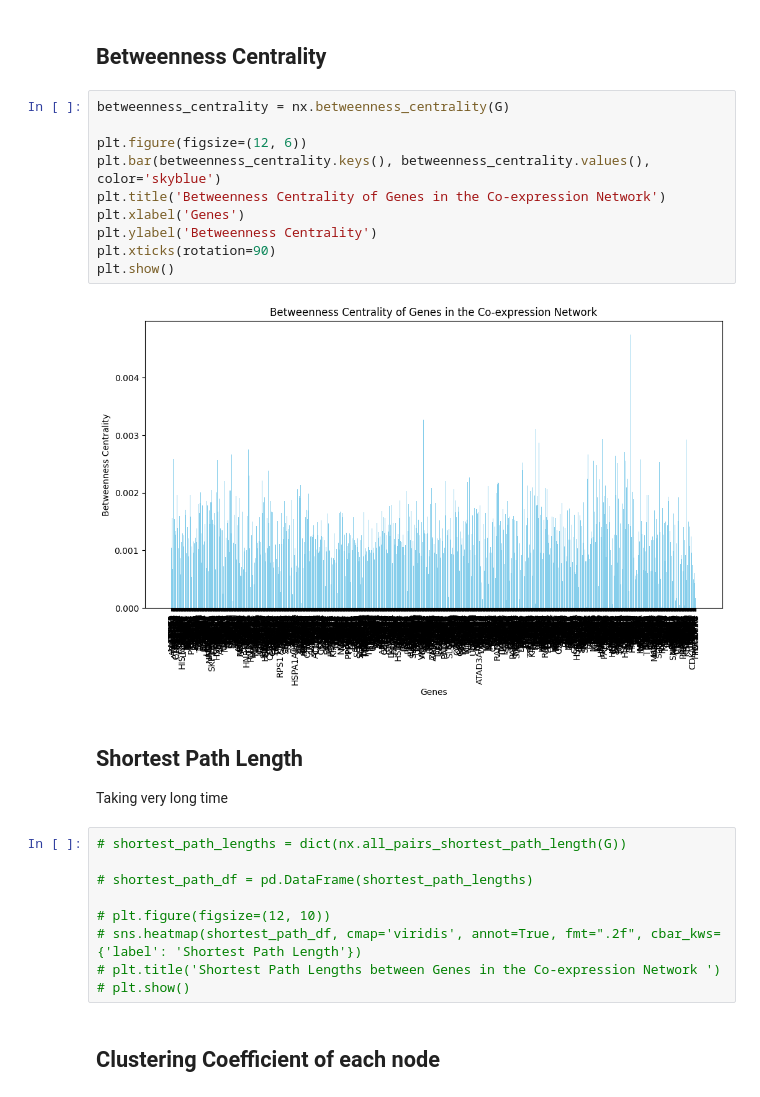
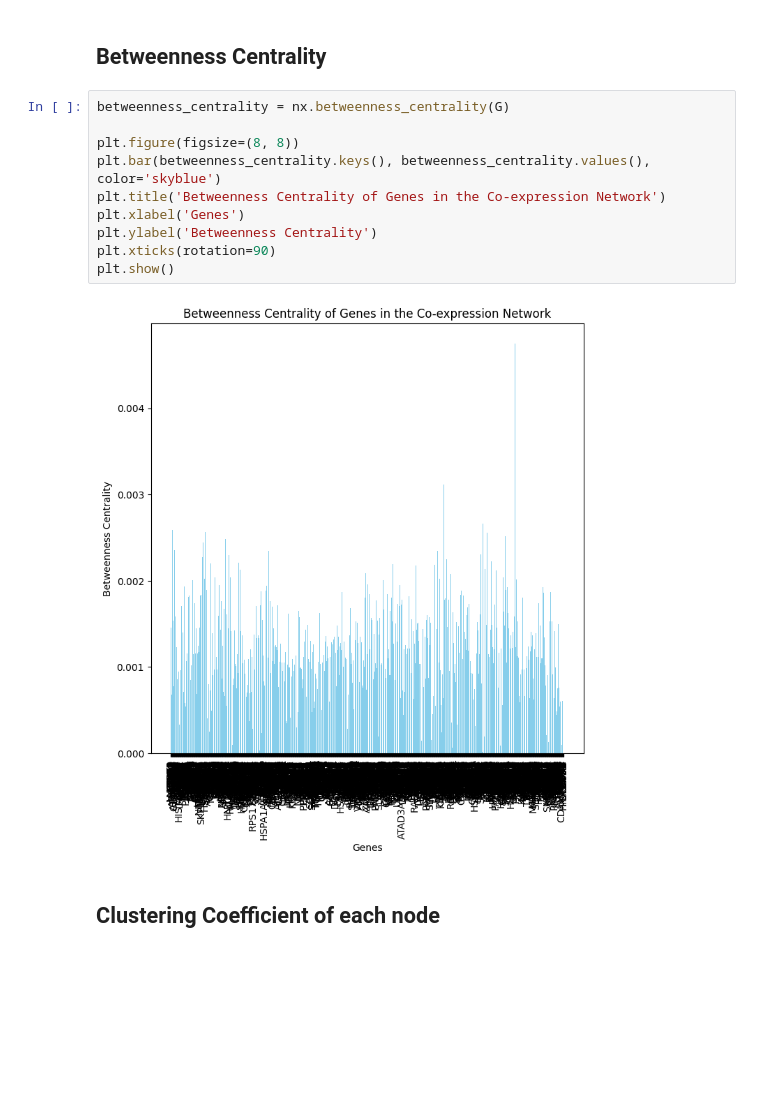
Before and after one commit to atifquamar07/Network-Biology-Project-2023, a Jupyter notebook: analysis.ipynb, the cells around one changed output. Cells and saved outputs as stored; diff of their text form; blank space fills up the shorter version.

```diff
--- a/analysis.ipynb
+++ b/analysis.ipynb
@@ -103,27 +104,15 @@ nx.number_of_edges(G)
 # %%
 betweenness_centrality = nx.betweenness_centrality(G)
 
-plt.figure(figsize=(12, 6))
+plt.figure(figsize=(8, 8))
 plt.bar(betweenness_centrality.keys(), betweenness_centrality.values(), color='skyblue')
 plt.title('Betweenness Centrality of Genes in the Co-expression Network')
 plt.xlabel('Genes')
 plt.ylabel('Betweenness Centrality')
 plt.xticks(rotation=90)
 plt.show()
 # %% [output]
-[figure, old version]
+[figure, new version]
-# %% [markdown]
-## Shortest Path Length
-Taking very long time
-# %%
-# shortest_path_lengths = dict(nx.all_pairs_shortest_path_length(G))
-
-# shortest_path_df = pd.DataFrame(shortest_path_lengths)
-
-# plt.figure(figsize=(12, 10))
-# sns.heatmap(shortest_path_df, cmap='viridis', annot=True, fmt=".2f", cbar_kws={'label': 'Shortest Path Length'})
-# plt.title('Shortest Path Lengths between Genes in the Co-expression Network ')
-# plt.show()
 # %% [markdown]
 ## Clustering Coefficient of each node
 # %%
```
Also changed, not shown: parts of 12 cells of this notebook, 33 other files.
